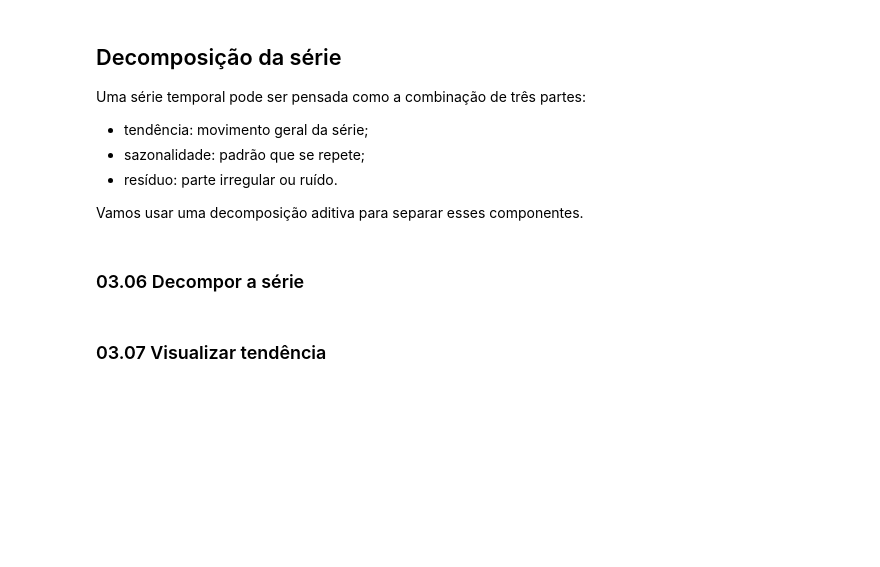
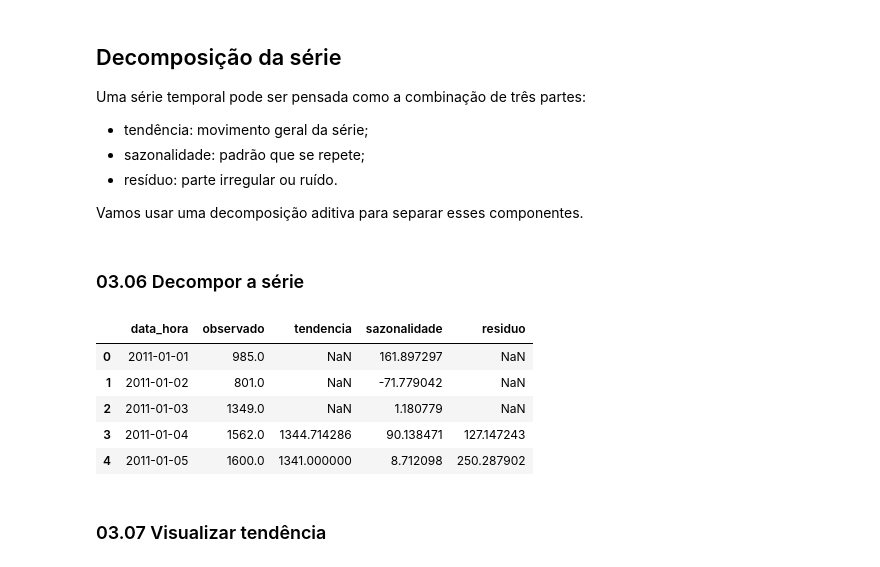
Before and after one commit to ariel-velardo/ALURA, a Jupyter notebook: series-temporais-bikes/notebooks/03_componentes_estacionariedade.ipynb, the cells around one changed output. Cells and saved outputs as stored; diff of their text form; code cells hidden in the pictures; blank space fills up the shorter version.

```diff
--- a/series-temporais-bikes/notebooks/03_componentes_estacionariedade.ipynb
+++ b/series-temporais-bikes/notebooks/03_componentes_estacionariedade.ipynb
@@ -131,6 +163,35 @@ Uma série temporal pode ser pensada como a combinação de três partes:
 Vamos usar uma decomposição aditiva para separar esses componentes.
 # %% [markdown]
 ### 03.06 Decompor a série
+# %%
+serie_para_decompor = (
+    serie_diaria
+    .set_index('data_hora')['demanda']
+)
+
+decomposicao = seasonal_decompose(
+    serie_para_decompor,
+    model="additive",
+    period=7
+)
+
+
+componentes = pd.DataFrame({
+    "data_hora":serie_para_decompor.index,
+    "observado": decomposicao.observed,
+    "tendencia": decomposicao.trend,
+    "sazonalidade": decomposicao.seasonal,
+    "residuo": decomposicao.resid
+}).reset_index(drop=True)
+
+componentes.head()
+# %% [output]
+|  | data_hora | observado | tendencia | sazonalidade | residuo |
+| 0 | 2011-01-01 | 985.0 | NaN | 161.897297 | NaN |
+| 1 | 2011-01-02 | 801.0 | NaN | -71.779042 | NaN |
+| 2 | 2011-01-03 | 1349.0 | NaN | 1.180779 | NaN |
+| 3 | 2011-01-04 | 1562.0 | 1344.714286 | 90.138471 | 127.147243 |
+| 4 | 2011-01-05 | 1600.0 | 1341.000000 | 8.712098 | 250.287902 |
 # %% [markdown]
 ### 03.07 Visualizar tendência
 # %%
```
Also changed, not shown: parts of 7 cells of this notebook.
